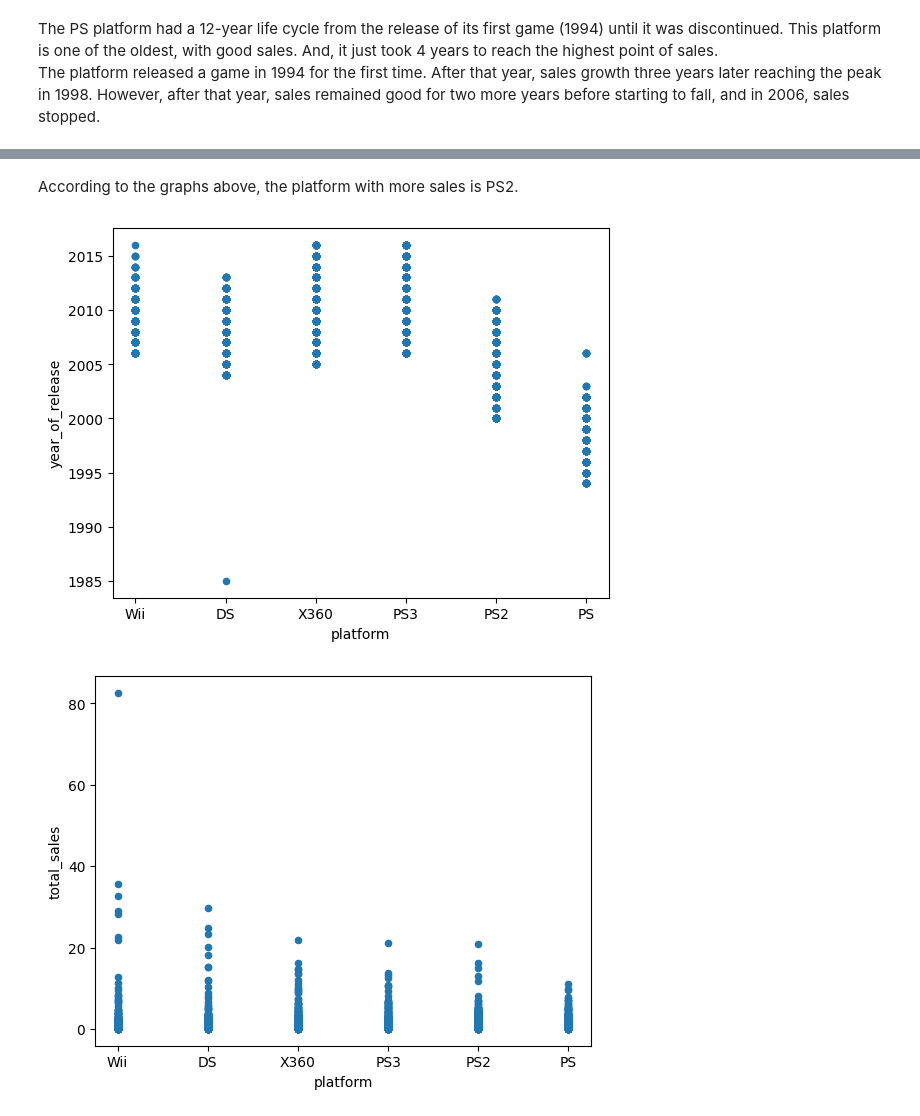
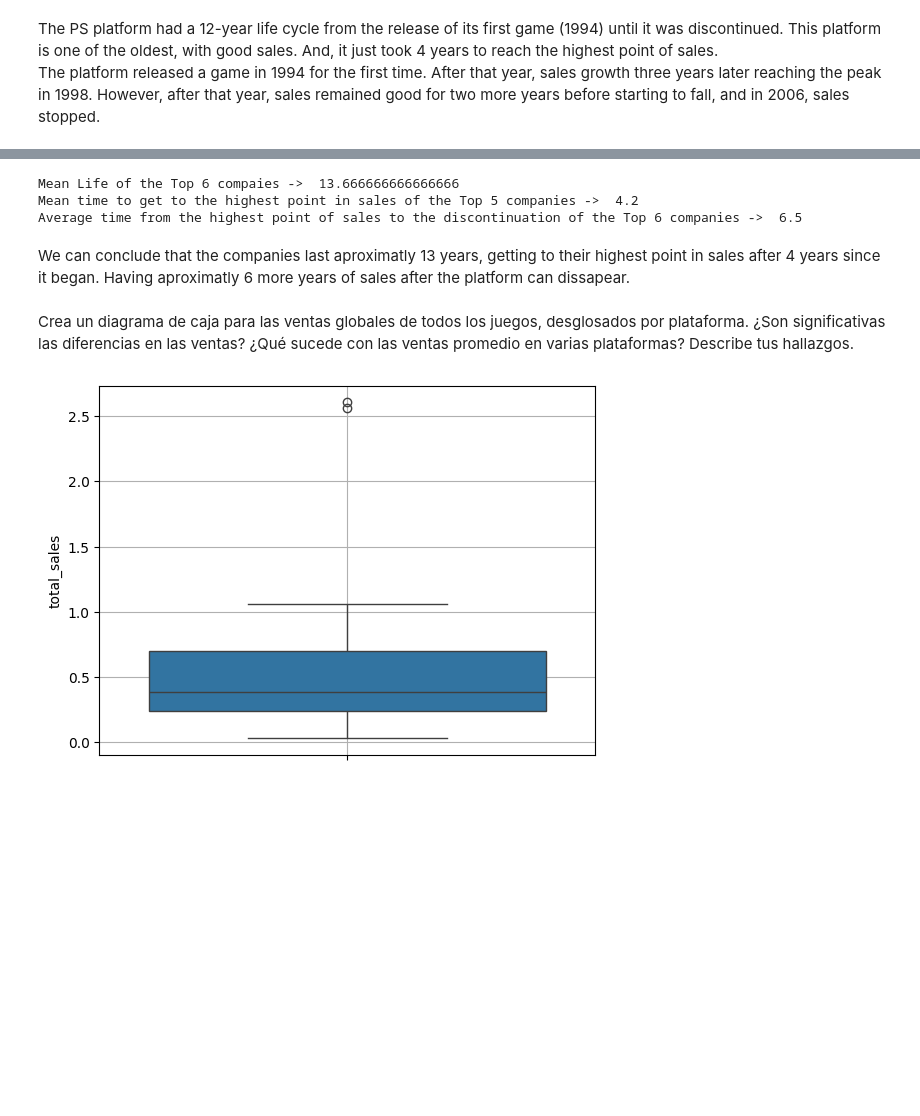
Before and after one commit to JimenaMaSuMu/VideoGameProject, a Jupyter notebook: code.ipynb, the cells around one changed output, grey strips where cells are left out. Cells and saved outputs as stored; diff of their text form; code cells hidden in the pictures; blank space fills up the shorter version.

```diff
--- a/code.ipynb
+++ b/code.ipynb
@@ -161,7 +171,7 @@ Median of user_score -> 7.5
 After the replacement the Mean of user_score -> 7.329739754711337
 After the replacement the Median of user_score -> 7.5
 # %%
-games.fillna({'rating':'NA'},inplace=True)
+games.fillna({'rating':'RP'},inplace=True)
 games.info()
 # %% [output]
 <class 'pandas.core.frame.DataFrame'>
@@ -497,10 +474,28 @@ Name: year_of_release, dtype: float64
-# %% [markdown]
-According to the graphs above, the platform with more sales is PS2.
-# %%
-games_top.plot(kind='scatter',x='platform',y='year_of_release',)
-games_top.plot(kind='scatter',x='platform',y='total_sales')
-#games_top.plot(kind='scatter',x='year_of_release',y='total_sales')
-plt.show()
-# %% [output]
-[figure, removed]
-[figure, removed]
+# %%
+#MEAN of times of the top 6 companies
+mean_lifetime= (PS2_life_time+X360_life_time+PS3_life_time+Wii_life_time+DS_life_time+PS_life_time)/6
+print('Mean Life of the Top 6 compaies -> ', mean_lifetime)
+mean_topeak = (PS2_to_peak+X360_to_peak+PS3_to_peak+PS_to_peak+Wii_to_peak)/5
+print('Mean time to get to the highest point in sales of the Top 5 companies -> ', mean_topeak)
+mean_tofall = (PS2_to_fall+X360_to_fall+PS3_to_fall+PS_to_fall+Wii_to_fall+DS_to_fall)/6
+print('Average time from the highest point of sales to the discontinuation of the Top 6 companies -> ', mean_tofall)
+# %% [output]
+Mean Life of the Top 6 compaies ->  13.666666666666666
+Mean time to get to the highest point in sales of the Top 5 companies ->  4.2
+Average time from the highest point of sales to the discontinuation of the Top 6 companies ->  6.5
+# %% [markdown]
+We can conclude that the companies last aproximatly 13 years, getting to their highest point in sales after 4 years since it began.
+Having aproximatly 6 more years of sales after the platform can dissapear.
+# %% [markdown]
+Crea un diagrama de caja para las ventas globales de todos los juegos, desglosados por plataforma. ¿Son significativas las diferencias en las ventas? ¿Qué sucede con las ventas promedio en varias plataformas? Describe tus hallazgos.
+# %%
+#print(games.groupby('platform')['name'].count())
+#print(games.groupby('platform')['total_sales'].sum())
+#print(games.groupby('platform')['total_sales'].mean())
+sum_total = games.groupby('platform')['total_sales'].sum()
+sum_total=sum_total.sort_values()
+mean_total = games.groupby('platform')['total_sales'].mean().reset_index()
+sns.boxplot(games.groupby('platform')['total_sales'].mean())
+plt.grid(True)
+# %% [output]
+[figure, added]
```
Also changed, not shown: parts of 46 cells of this notebook.
